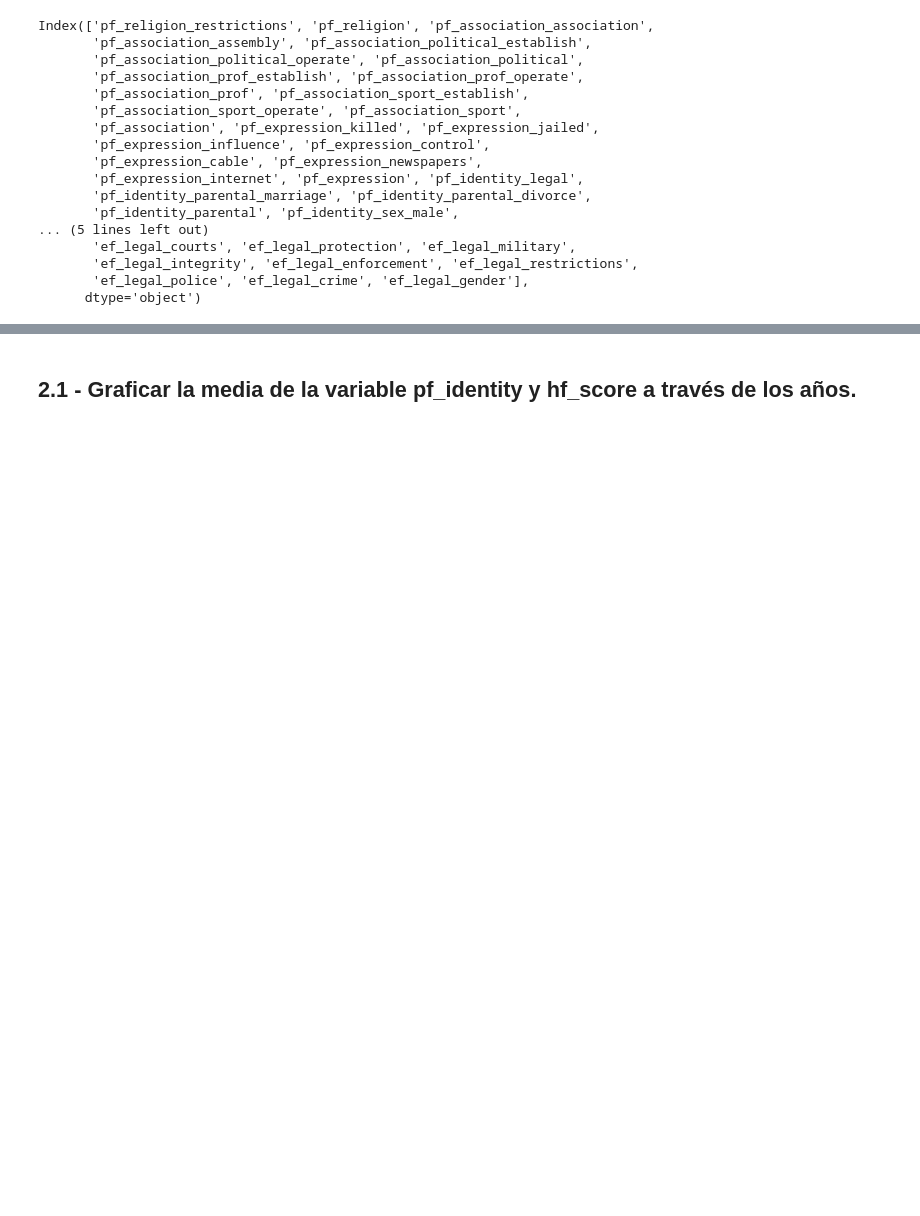
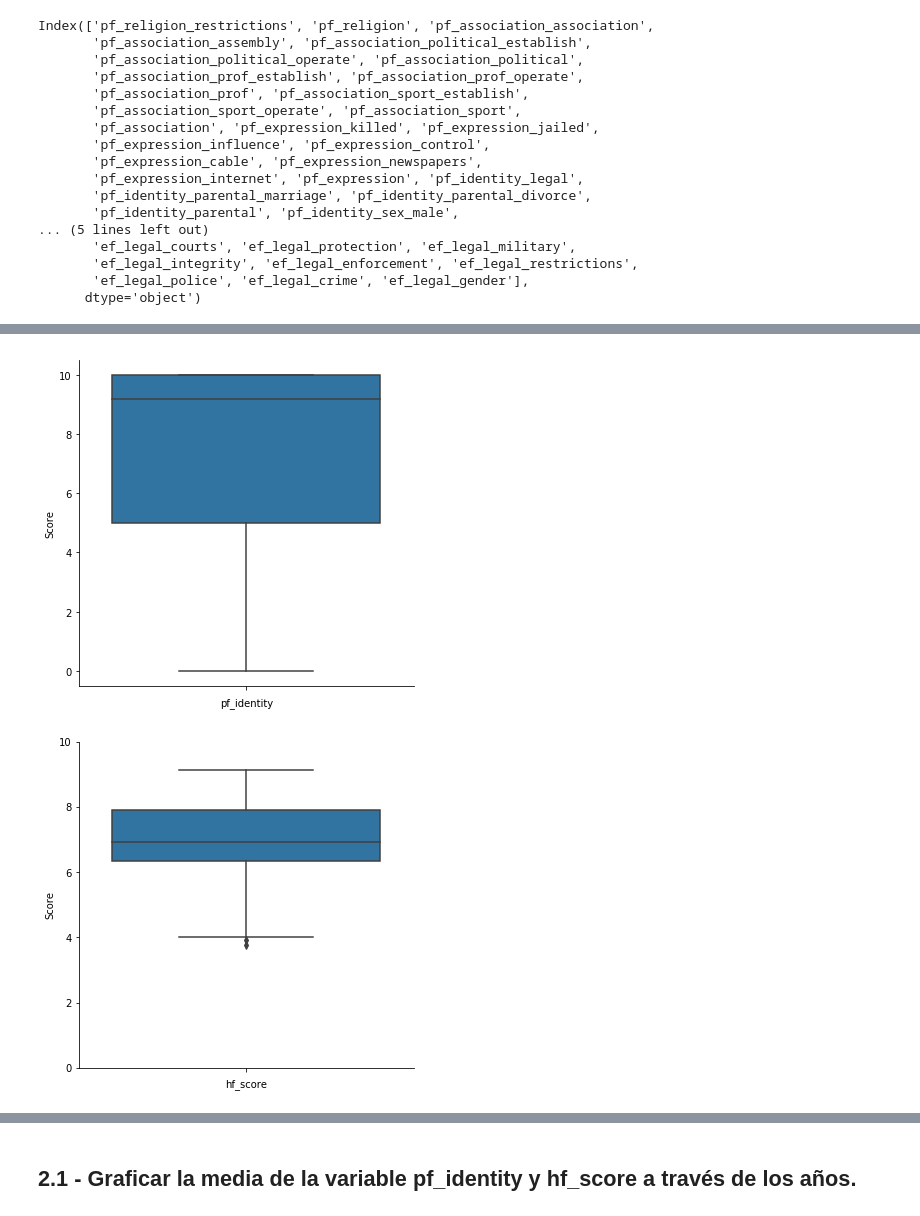
Before and after one commit to francozacco/diplodatos-CePaZa, a Jupyter notebook: TP 1.ipynb, the cells around one changed output, grey strips where cells are left out. Drawn from its saved outputs; the diff is of its cells as text; code cells hidden in the pictures; blank space fills up the shorter version.

```diff
--- a/TP 1.ipynb
+++ b/TP 1.ipynb
@@ -75,0 +177,20 @@ important_cols += [
+# %%
+plt.figure(figsize=(6,6))
+seaborn.boxplot(data=dataset,
+                y='pf_identity'
+               )
+plt.ylabel('Score')
+plt.xlabel('pf_identity')
+seaborn.despine()
+
+plt.figure(figsize=(6,6))
+seaborn.boxplot(data=dataset,
+                y='hf_score'
+               )
+plt.ylabel('Score')
+plt.xlabel('hf_score')
+plt.ylim(0,10)
+seaborn.despine()
+# %% [output]
+[figure, added]
+[figure, added]
```
Also changed, not shown: parts of 43 cells of this notebook.
